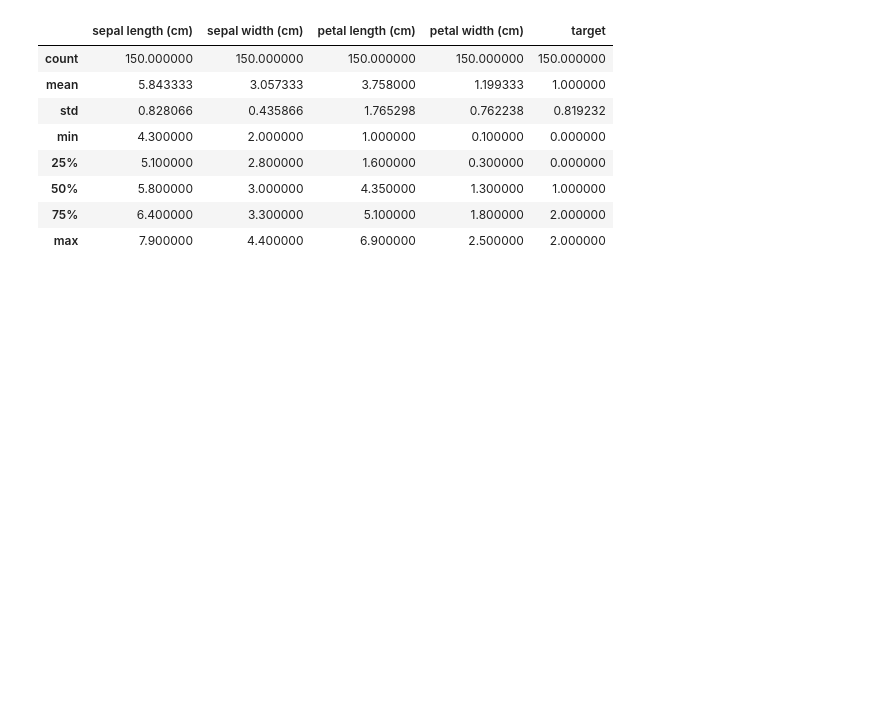
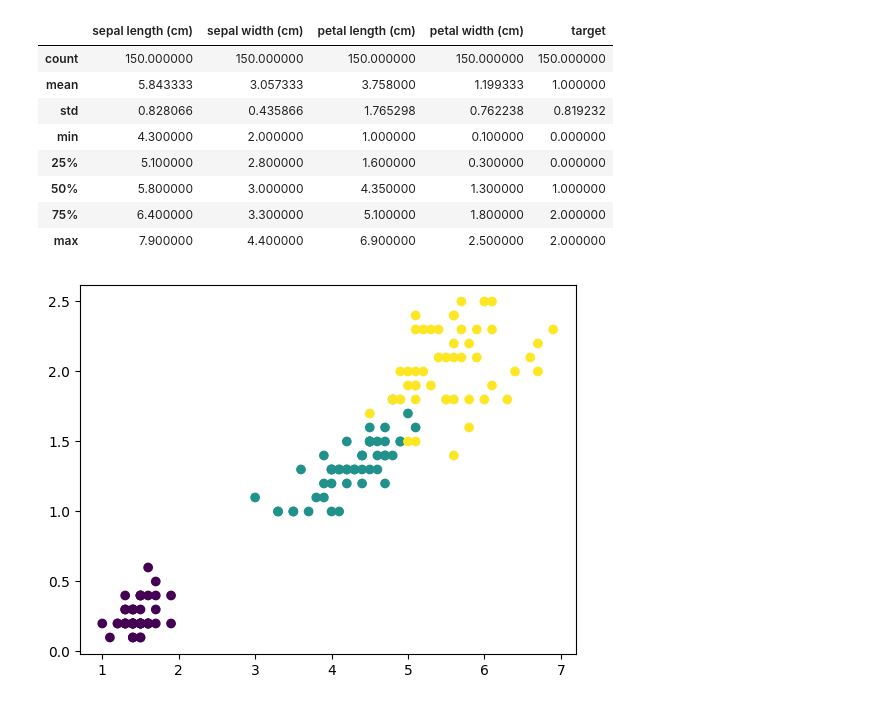
Before and after one commit to FguerraCarrazana/Pr-ctica-laboral-ML, a Jupyter notebook: iris.ipynb, the cells around one changed output. Cells and saved outputs as stored; diff of their text form; code cells hidden in the pictures; blank space fills up the shorter version.

```diff
--- a/iris.ipynb
+++ b/iris.ipynb
@@ -13,6 +23,12 @@ iris.describe()
 | 50% | 5.800000 | 3.000000 | 4.350000 | 1.300000 | 1.000000 |
 | 75% | 6.400000 | 3.300000 | 5.100000 | 1.800000 | 2.000000 |
 | max | 7.900000 | 4.400000 | 6.900000 | 2.500000 | 2.000000 |
+# %%
+import matplotlib.pyplot as plt
+plt.scatter(iris['petal length (cm)'],iris['petal width (cm)'],c=iris['target'])
+plt.show()
+# %% [output]
+[figure, added]
 # %%
 %matplotlib inline
 from calendar import c
```
Also changed, not shown: parts of 20 cells of this notebook.
